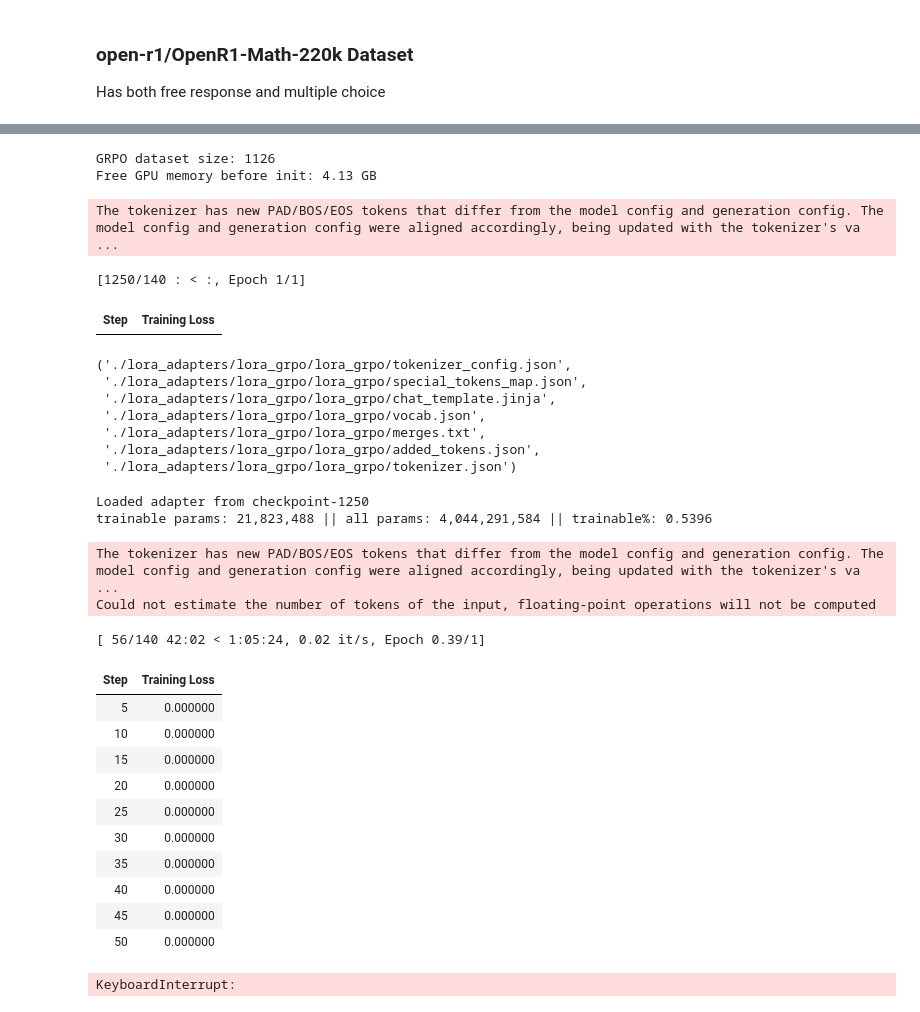
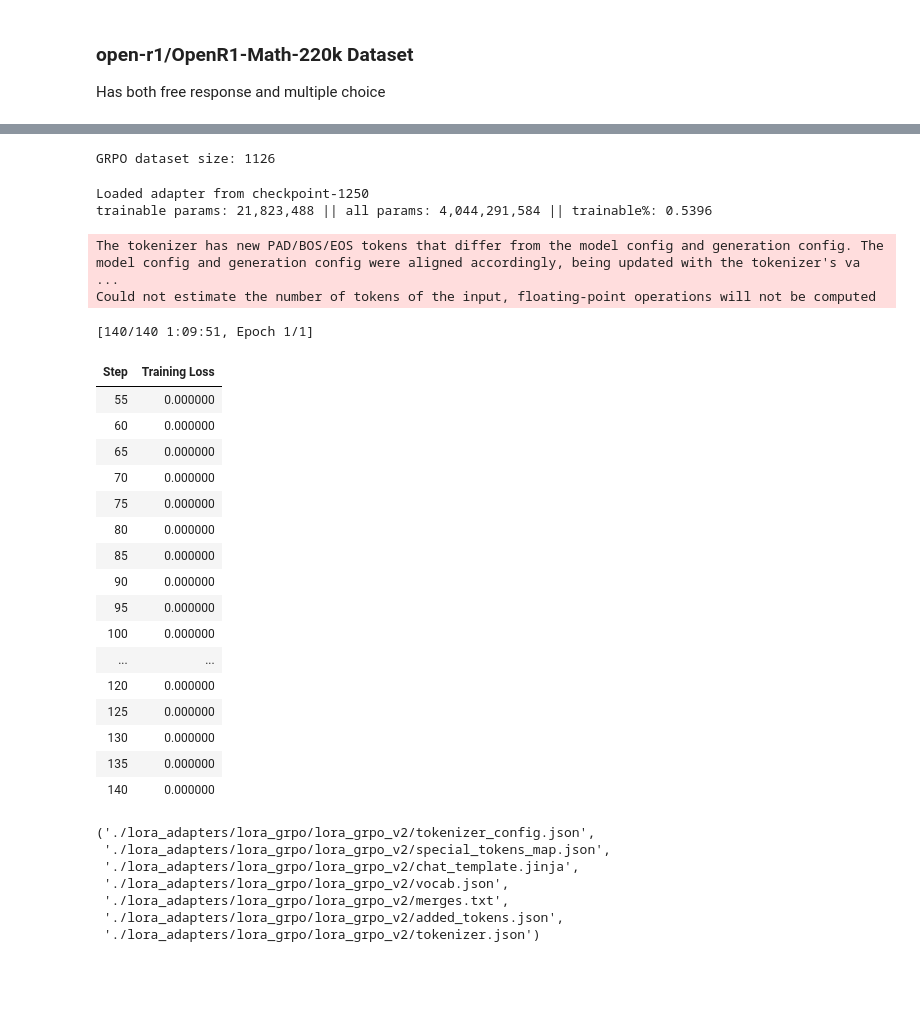
Before and after one commit to arugoa/151B_SP26_Competition, a Jupyter notebook: starter_code_cse151b_comp.ipynb, the cells around one changed output, grey strips where cells are left out. Saved outputs shown, nothing was run; the diff lists cells and outputs as text; code cells hidden in the pictures; blank space fills up the shorter version.

Commit message:
v2 using the trainset

```diff
--- a/starter_code_cse151b_comp.ipynb
+++ b/starter_code_cse151b_comp.ipynb
@@ -864,36 +864,25 @@ grpo_config = GRPOConfig(
     epsilon=0.1,
 )
 
-# ── Train ─────────────────────────────────────────────────────────────────────
-gc.collect()
-torch.cuda.empty_cache()
-print(f"Free GPU memory before init: {torch.cuda.mem_get_info()[0]/1024**3:.2f} GB")
+# # ── Train ─────────────────────────────────────────────────────────────────────
+# gc.collect()
+# torch.cuda.empty_cache()
+# print(f"Free GPU memory before init: {torch.cuda.mem_get_info()[0]/1024**3:.2f} GB")
 
-grpo_trainer = GRPOTrainer(
-    model=model,
-    args=grpo_config,
-    train_dataset=grpo_dataset,
-    reward_funcs=math_accuracy_reward,
-    callbacks=[ClearCacheCallback()],   # ← clears cache every step
-)
+# grpo_trainer = GRPOTrainer(
+#     model=model,
+#     args=grpo_config,
+#     train_dataset=grpo_dataset,
+#     reward_funcs=math_accuracy_reward,
+#     callbacks=[ClearCacheCallback()],   # ← clears cache every step
+# )
 
-grpo_trainer.train(resume_from_checkpoint="./lora_adapters/lora_grpo/checkpoints/checkpoint-1250")
+# grpo_trainer.train(resume_from_checkpoint="./lora_adapters/lora_grpo/checkpoints/checkpoint-1250")
 
-grpo_trainer.save_model("./lora_adapters/lora_grpo/lora_grpo")
-tokenizer.save_pretrained("./lora_adapters/lora_grpo/lora_grpo")
+# grpo_trainer.save_model("./lora_adapters/lora_grpo/lora_grpo")
+# tokenizer.save_pretrained("./lora_adapters/lora_grpo/lora_grpo")
 # %% [output]
 GRPO dataset size: 1126
-Free GPU memory before init: 4.13 GB
-The tokenizer has new PAD/BOS/EOS tokens that differ from the model config and generation config. The model config and generation config were aligned accordingly, being updated with the tokenizer's va ...
-[1250/140 : < :, Epoch 1/1]
-| Step | Training Loss |
-('./lora_adapters/lora_grpo/lora_grpo/tokenizer_config.json',
- './lora_adapters/lora_grpo/lora_grpo/special_tokens_map.json',
- './lora_adapters/lora_grpo/lora_grpo/chat_template.jinja',
- './lora_adapters/lora_grpo/lora_grpo/vocab.json',
- './lora_adapters/lora_grpo/lora_grpo/merges.txt',
- './lora_adapters/lora_grpo/lora_grpo/added_tokens.json',
- './lora_adapters/lora_grpo/lora_grpo/tokenizer.json')
 # %%
 from peft import PeftModel
 
@@ -908,43 +897,55 @@ model.gradient_checkpointing_enable()
 model = prepare_model_for_kbit_training(model)
 
 # Load the trained LoRA weights from your checkpoint
 model = PeftModel.from_pretrained(
     model,
     "./lora_adapters/lora_grpo/checkpoints/checkpoint-1250",
     is_trainable=True,   # ← keep weights trainable for continued training
 )
 
 print("Loaded adapter from checkpoint-1250")
 model.print_trainable_parameters()
 
 grpo_trainer = GRPOTrainer(
     model=model,
     args=grpo_config,
     train_dataset=grpo_dataset,
     reward_funcs=math_accuracy_reward,
     callbacks=[ClearCacheCallback()],
 )
 
 # No resume_from_checkpoint — start fresh step counter on new dataset
-grpo_trainer.train()
+grpo_trainer.train(resume_from_checkpoint="./lora_adapters/lora_grpo/checkpoints/checkpoint-50")
 
 grpo_trainer.save_model("./lora_adapters/lora_grpo/lora_grpo_v2")
 tokenizer.save_pretrained("./lora_adapters/lora_grpo/lora_grpo_v2")
 # %% [output]
 Loaded adapter from checkpoint-1250
 trainable params: 21,823,488 || all params: 4,044,291,584 || trainable%: 0.5396
 The tokenizer has new PAD/BOS/EOS tokens that differ from the model config and generation config. The model config and generation config were aligned accordingly, being updated with the tokenizer's va ...
 Could not estimate the number of tokens of the input, floating-point operations will not be computed
-[ 56/140 42:02 < 1:05:24, 0.02 it/s, Epoch 0.39/1]
+[140/140 1:09:51, Epoch 1/1]
 | Step | Training Loss |
-| 5 | 0.000000 |
-| 10 | 0.000000 |
-| 15 | 0.000000 |
-| 20 | 0.000000 |
-| 25 | 0.000000 |
-| 30 | 0.000000 |
-| 35 | 0.000000 |
-| 40 | 0.000000 |
-| 45 | 0.000000 |
-| 50 | 0.000000 |
+| 55 | 0.000000 |
+| 60 | 0.000000 |
+| 65 | 0.000000 |
+| 70 | 0.000000 |
+| 75 | 0.000000 |
+| 80 | 0.000000 |
+| 85 | 0.000000 |
+| 90 | 0.000000 |
+| 95 | 0.000000 |
+| 100 | 0.000000 |
+| ... | ... |
+| 120 | 0.000000 |
+| 125 | 0.000000 |
+| 130 | 0.000000 |
+| 135 | 0.000000 |
+| 140 | 0.000000 |
-KeyboardInterrupt:
+('./lora_adapters/lora_grpo/lora_grpo_v2/tokenizer_config.json',
+ './lora_adapters/lora_grpo/lora_grpo_v2/special_tokens_map.json',
+ './lora_adapters/lora_grpo/lora_grpo_v2/chat_template.jinja',
+ './lora_adapters/lora_grpo/lora_grpo_v2/vocab.json',
+ './lora_adapters/lora_grpo/lora_grpo_v2/merges.txt',
+ './lora_adapters/lora_grpo/lora_grpo_v2/added_tokens.json',
+ './lora_adapters/lora_grpo/lora_grpo_v2/tokenizer.json')
```
Also changed, not shown: 14 other files.
